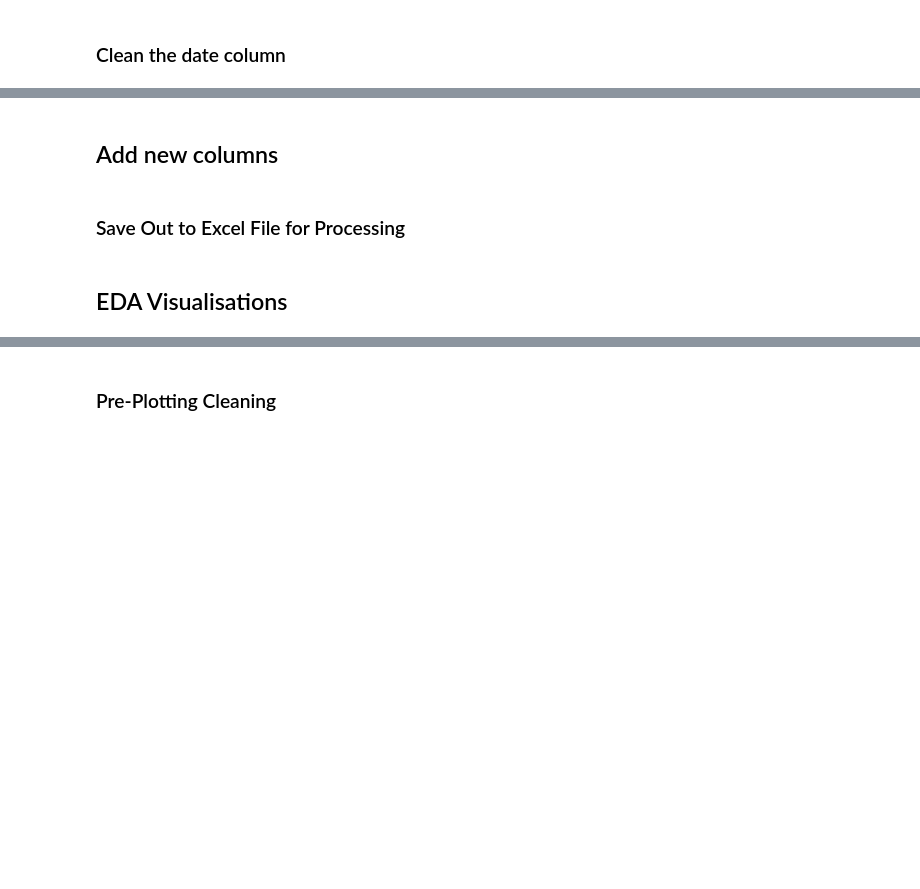
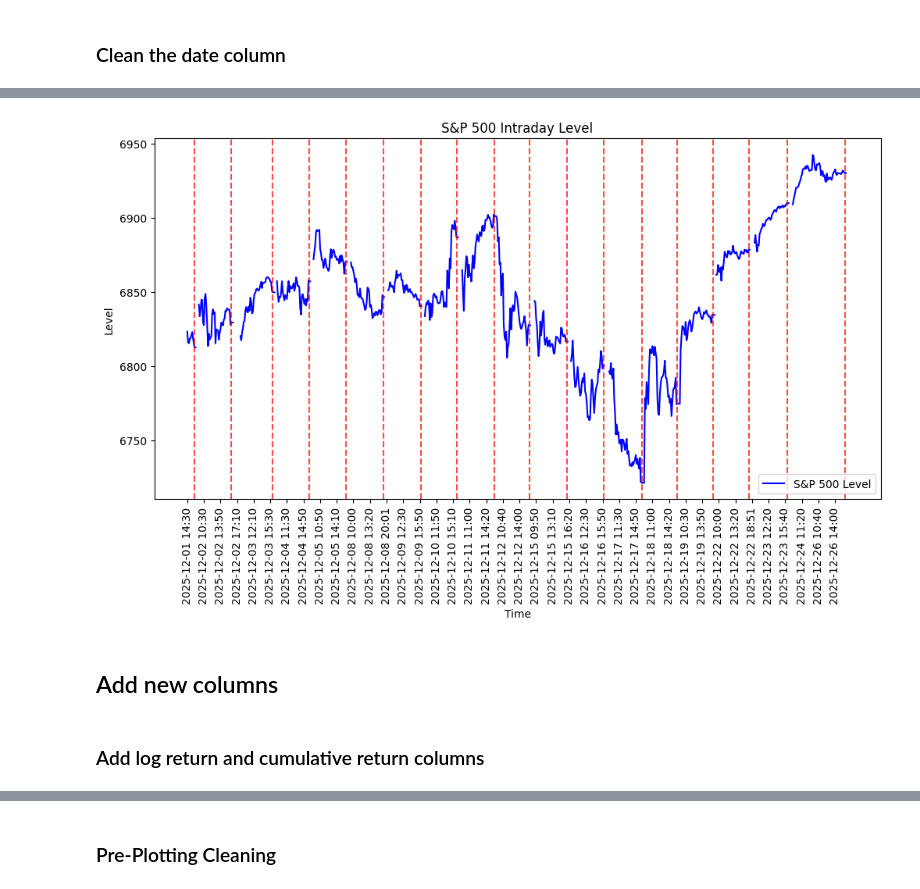
Before and after one commit to danielhalm1407/Risk-Control-Using-a-Bayesian-Joint-Quantile-Time-Series-Model-For-Asset-Returns, a Jupyter notebook: notebooks/NB02_Backtest_Intraday.ipynb, the cells around one changed output, grey strips where cells are left out. Drawn from its saved outputs; the diff is of its cells as text; code cells hidden in the pictures; blank space fills up the shorter version.

```diff
--- a/notebooks/NB02_Backtest_Intraday.ipynb
+++ b/notebooks/NB02_Backtest_Intraday.ipynb
@@ -50 +47,4 @@ from stats_utils import sql_queries as sqlq
+# %%
+# import the interday S&P 500 data from the csv file in the data directory
+sp500_intraday_raw = pd.read_excel("../data/input/spx_spy_CIQ_Pro_10_min_max.xlsx")
 # %% [markdown]
@@ -80,6 +53,7 @@ max       0.115133  6090.270000     0.115800
 ### Change Column Names
 # %%
 # Rename the columns to time, val_wgt_ret_w_div, level, base_return, in that order
-sp500_interday.columns = ['time', 'val_wgt_ret_w_div', 'level', 'base_return']
+sp500_intraday_v1 = sp500_intraday_raw.copy()
+sp500_intraday_v1.columns = ['time', 'spx_level', 'spy_level']
 # %% [markdown]
 ### Clean the date column
@@ -110,0 +95,10 @@ sp500_interday
+# %%
+# Convert the time column to datetime format,
+# considering they are currently string format as dd/mm/yyyy hh:mm
+sp500_intraday_v3 = sp500_intraday_v2.copy()
+sp500_intraday_v3['time'] = pd.to_datetime(sp500_intraday_v3['time'], format='%m/%d/%Y %H:%M')
+# sort in ascending order
+sp500_intraday_v3 = sp500_intraday_v3.drop_duplicates().sort_values(by = 'time' ,ascending=True).reset_index().drop('index', axis=1)
+
+#convert back to object
+#sp500_intraday['time_label'] = sp500_intraday['time'].astype(object)
@@ -110,0 +123,9 @@ sp500_interday
+# %%
+# Check the CIQ data on its own
+plot_ciq = sp500_intraday_v3
+#.dropna().reset_index().drop('index', axis=1)
+# sort in ascending time order
+plot_ciq = plot_ciq.sort_values(by='time', ascending=True)
+# select only the dates past 2025-12-01 14:30:00 to match with the merged data
+plot_ciq = plot_ciq[plot_ciq['time'] >= pd.to_datetime('2025-12-01 14:30:00')].reset_index().drop('index', axis=1)
+plot_ciq
@@ -111,2 +146,23 @@ sp500_interday
+# %%
+
+
+# plot the price series
+plt.figure(figsize=(12, 6))
+plt.plot( plot_ciq['spx_level'], label='S&P 500 Level', color='blue')
+# add ticklabels using the time column
+plt.xticks(ticks=range(0, len(plot_ciq), 20),
+          labels=plot_ciq['time'].dt.strftime('%Y-%m-%d %H:%M').iloc[::20], rotation=90)
+# insert a vline wherever the plot_ciq['time'] value has 16:00 hours
+for i, time in enumerate(plot_ciq['time']):
+    if time.hour == 16 and time.minute == 0:
+        plt.axvline(x=i, color='red', linestyle='--', alpha=0.7)
+
+plt.xlabel('Time')
+plt.ylabel('Level')
+plt.title('S&P 500 Intraday Level')
+plt.legend()
+plt.show()
+# %% [output]
+[figure, added]
 # %% [markdown]
 ## Add new columns
@@ -146,2 +168,0 @@ sp500_interday = get_returns(sp500_interday)
-# %% [markdown]
-### Save Out to Excel File for Processing
@@ -163,2 +168,0 @@ sp500_interday_excel.to_excel("../data/sp500_interday_returns.xlsx", index=False
-# %% [markdown]
-## EDA Visualisations
@@ -164,0 +172,2 @@ sp500_interday_excel.to_excel("../data/sp500_interday_returns.xlsx", index=False
+# %% [markdown]
+### Add log return and cumulative return columns
```
Also changed, not shown: parts of 56 cells of this notebook, 3 other files.
